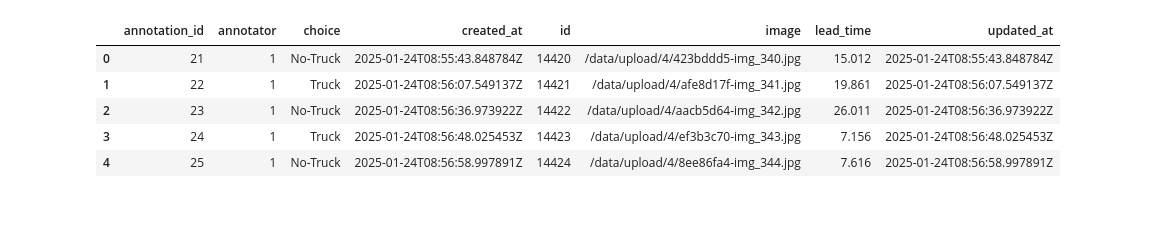
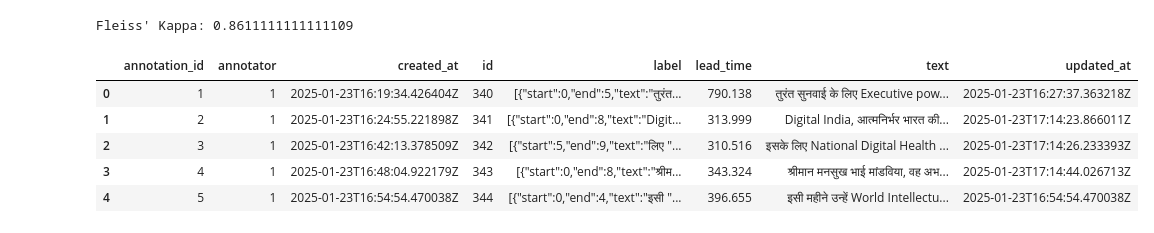
Before and after one commit to Paras-Shirvale/Dataset-Annotation, a Jupyter notebook: annotation.ipynb, the cells around one changed output. Drawn from its saved outputs; the diff is of its cells as text; code cells hidden in the pictures.

Commit message:
added some csv files and calulated Fleiss' Kappa

```diff
--- a/annotation.ipynb
+++ b/annotation.ipynb
@@ -4,13 +97,19 @@ from sklearn.metrics import cohen_kappa_score
+# %%
+# Calculate Fleiss' Kappa
+fleiss_kappa_value = fleiss_kappa(contingency_table)
+print(f"Fleiss' Kappa: {fleiss_kappa_value}")
+# %% [output]
+Fleiss' Kappa: 0.8611111111111109
 # %%
 # Load the CSV file with two annotators
-df_nlp = pd.read_csv('project-1-at-2025-01-24-01-35-9486786b.csv')
-df_cv = pd.read_csv('project-4-at-2025-01-24-14-34-8f9de1b9.csv')
+df_nlp_PARAS = pd.read_csv('project-1-at-2025-01-25-01-18-7217fc4c.csv')
+df_nlp_AKSHAT = pd.read_csv('Akshat\project-1-at-2025-01-23-23-24-6ff58ec5.csv')
 # %%
-df_cv.head()
+df_nlp_AKSHAT.head()
 # %% [output]
-|  | annotation_id | annotator | choice | created_at | id | image | lead_time | updated_at |
-| 0 | 21 | 1 | No-Truck | 2025-01-24T08:55:43.848784Z | 14420 | /data/upload/4/423bddd5-img_340.jpg | 15.012 | 2025-01-24T08:55:43.848784Z |
-| 1 | 22 | 1 | Truck | 2025-01-24T08:56:07.549137Z | 14421 | /data/upload/4/afe8d17f-img_341.jpg | 19.861 | 2025-01-24T08:56:07.549137Z |
-| 2 | 23 | 1 | No-Truck | 2025-01-24T08:56:36.973922Z | 14422 | /data/upload/4/aacb5d64-img_342.jpg | 26.011 | 2025-01-24T08:56:36.973922Z |
-| 3 | 24 | 1 | Truck | 2025-01-24T08:56:48.025453Z | 14423 | /data/upload/4/ef3b3c70-img_343.jpg | 7.156 | 2025-01-24T08:56:48.025453Z |
-| 4 | 25 | 1 | No-Truck | 2025-01-24T08:56:58.997891Z | 14424 | /data/upload/4/8ee86fa4-img_344.jpg | 7.616 | 2025-01-24T08:56:58.997891Z |
+|  | annotation_id | annotator | created_at | id | label | lead_time | text | updated_at |
+| 0 | 1 | 1 | 2025-01-23T16:19:34.426404Z | 340 | [{"start":0,"end":5,"text":"तुरंत... | 790.138 | तुरंत सुनवाई के लिए Executive pow... | 2025-01-23T16:27:37.363218Z |
+| 1 | 2 | 1 | 2025-01-23T16:24:55.221898Z | 341 | [{"start":0,"end":8,"text":"Digit... | 313.999 | Digital India, आत्मनिर्भर भारत की... | 2025-01-23T17:14:23.866011Z |
+| 2 | 3 | 1 | 2025-01-23T16:42:13.378509Z | 342 | [{"start":5,"end":9,"text":"लिए "... | 310.516 | इसके लिए National Digital Health ... | 2025-01-23T17:14:26.233393Z |
+| 3 | 4 | 1 | 2025-01-23T16:48:04.922179Z | 343 | [{"start":0,"end":8,"text":"श्रीम... | 343.324 | श्रीमान मनसुख भाई मांडविया, वह अभ... | 2025-01-23T17:14:44.026713Z |
+| 4 | 5 | 1 | 2025-01-23T16:54:54.470038Z | 344 | [{"start":0,"end":4,"text":"इसी "... | 396.655 | इसी महीने उन्हें World Intellectu... | 2025-01-23T16:54:54.470038Z |
```
Also changed, not shown: parts of 15 cells of this notebook, 4 other files.
